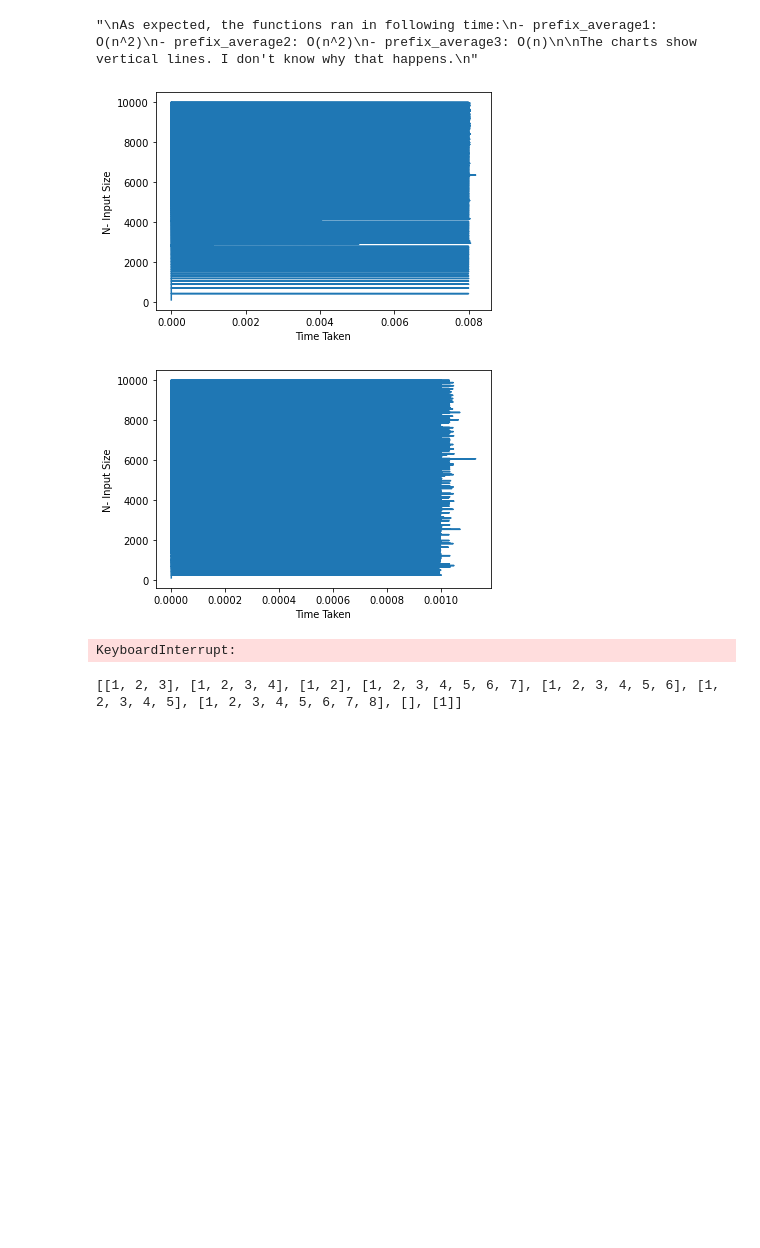
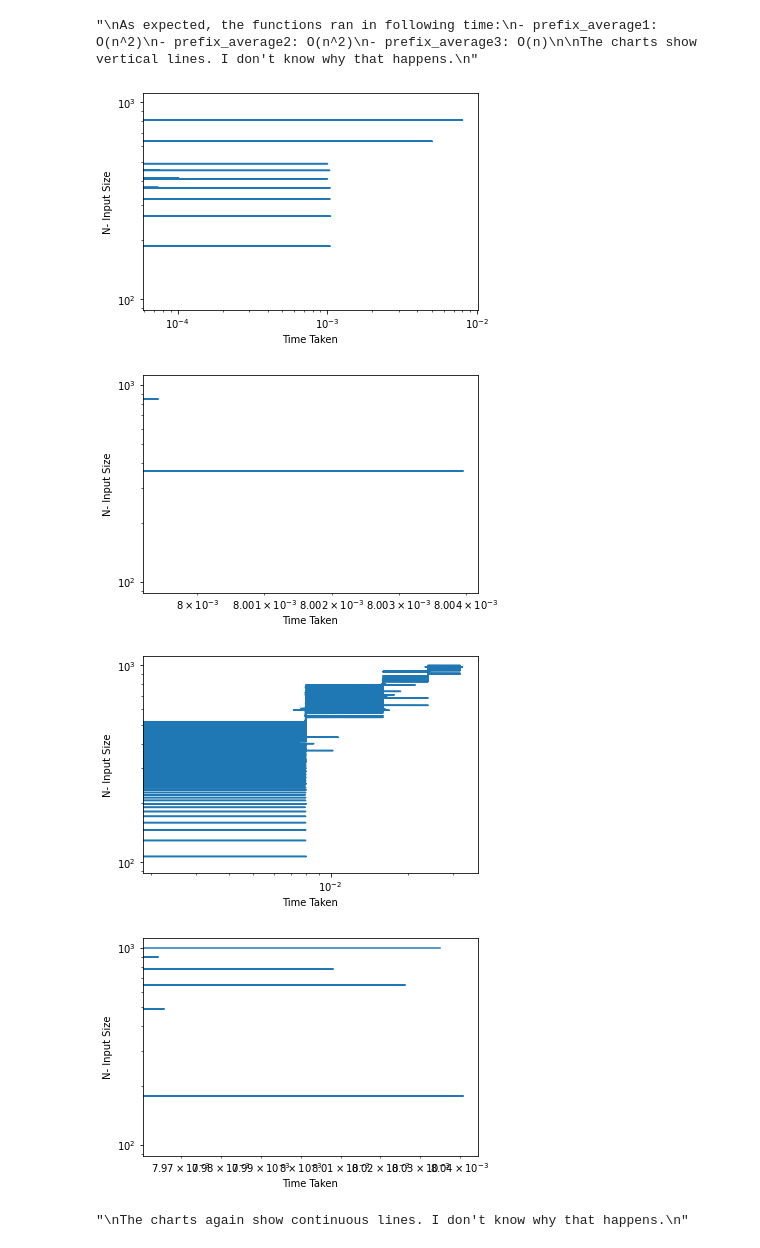
Before and after one commit to Khubaib14/Data-Structures-and-Algorithms-in-Python, a Jupyter notebook: Chapter 3 Algorithm Analysis.ipynb, the cells around one changed output. Drawn from its saved outputs; the diff is of its cells as text; code cells hidden in the pictures; blank space fills up the shorter version.

```diff
--- a/Chapter 3 Algorithm Analysis.ipynb
+++ b/Chapter 3 Algorithm Analysis.ipynb
@@ -823,8 +823,8 @@ def get_the_time(start, end, func):
         plt.plot(n, t)
         plt.yscale('log')
         plt.xscale('log')
-        plt.ylabel('N- Input Size')
-        plt.xlabel('Time Taken')
+        plt.ylabel('Time Taken')
+        plt.xlabel('N- Input Size')
         return plt.show()
     plotter(n, t)
     return n, t
@@ -849,12 +849,6 @@ The charts show vertical lines. I don't know why that happens.
 "\nAs expected, the functions ran in following time:\n- prefix_average1: O(n^2)\n- prefix_average2: O(n^2)\n- prefix_average3: O(n)\n\nThe charts show vertical lines. I don't know why that happens.\n"
 # %%
 # P-3.56
-
-"""
-Perform an experimental analysis that compares the relative running times
-of the functions shown in Code Fragment 3.10.
-"""
-
 
 from matplotlib import pyplot as plt
 
@@ -903,47 +897,37 @@ def example4(S):
         prefix += S[j]
         total += prefix
     return total
 
 def get_the_time(start, end, func):
     from random import shuffle
     x_s = [[i for i in range(1,j)] for j in range(start, end)]
     # shuffle(x_s)
     n, t = [], []
     for i in x_s:
         n.append(len(i))
         result = func(i)
         t.append(result)
     def plotter(t, n):
         plt.plot(t, n)
-        # plt.yscale('log')
-        # plt.xscale('log')
+        plt.yscale('log')
+        plt.xscale('log')
         plt.ylabel('N- Input Size')
         plt.xlabel('Time Taken')
         return plt.show()
     plotter(t, n)
     return n, t
 
 get_the_time(100, 1000, example1)
 get_the_time(100, 1000, example2)
 get_the_time(100, 1000, example3)
 get_the_time(100, 1000, example4)
 
 """
 The charts again show continuous lines. I don't know why that happens.
 """
 # %% [output]
-[figure, old version]
+[figure, new version]
-[figure, old version]
+[figure, new version]
+[figure, added]
+[figure, added]
-KeyboardInterrupt:
+"\nThe charts again show continuous lines. I don't know why that happens.\n"
-# %%
-from random import shuffle
-
-x = [1,2,3,4]
-shuffle(x)
-x
-
-x_s = [[i for i in range(1,j)] for j in range(1, 10)]
-shuffle(x_s)
-print(x_s)
-# %% [output]
-[[1, 2, 3], [1, 2, 3, 4], [1, 2], [1, 2, 3, 4, 5, 6, 7], [1, 2, 3, 4, 5, 6], [1, 2, 3, 4, 5], [1, 2, 3, 4, 5, 6, 7, 8], [], [1]]
```
Also changed, not shown: parts of 2 cells of this notebook.
